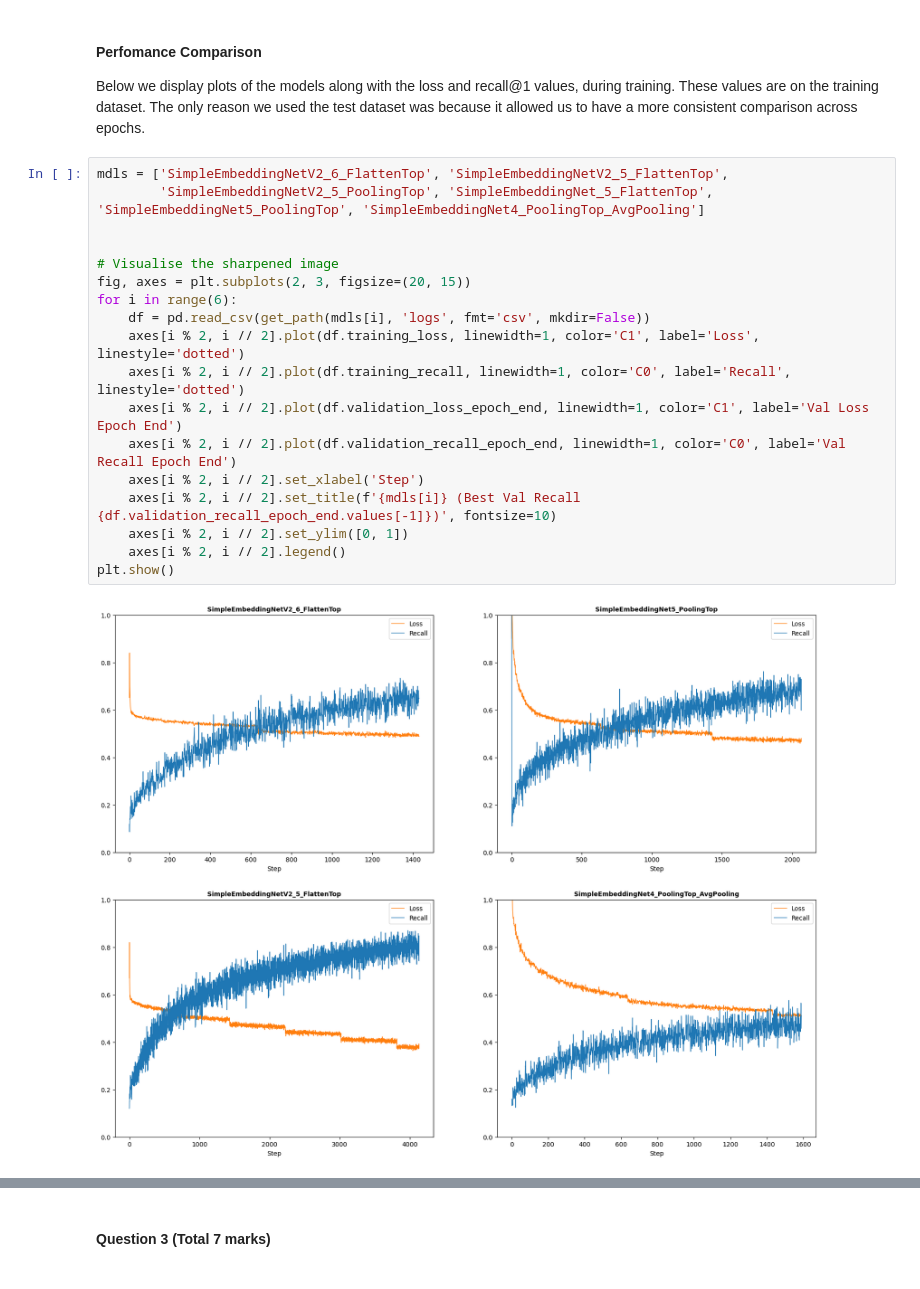
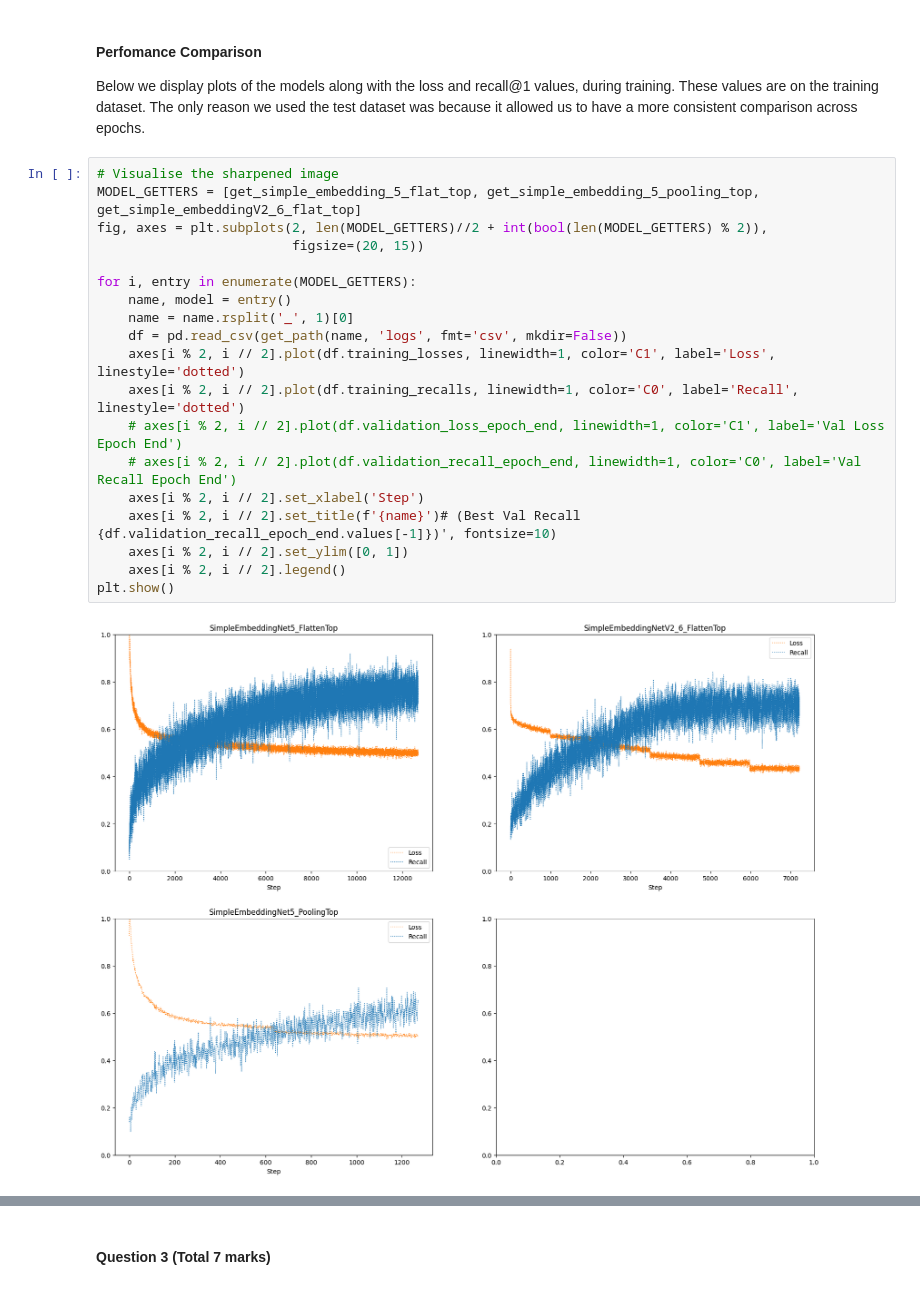
Before and after one commit to ariana-ch/cw1, a Jupyter notebook: CW1/assessment_backup.ipynb, the cells around one changed output, grey strips where cells are left out. Drawn from its saved outputs; the diff is of its cells as text.

```diff
--- a/CW1/assessment_backup.ipynb
+++ b/CW1/assessment_backup.ipynb
@@ -2223,22 +2266,23 @@ KeyboardInterrupt:
 
 Below we display plots of the models along with the loss and recall@1 values, during training. These values are on the training dataset. The only reason we used the test dataset was because it allowed us to have a more consistent comparison across epochs.
 # %%
-mdls = ['SimpleEmbeddingNetV2_6_FlattenTop', 'SimpleEmbeddingNetV2_5_FlattenTop',
-        'SimpleEmbeddingNetV2_5_PoolingTop', 'SimpleEmbeddingNet_5_FlattenTop', 'SimpleEmbeddingNet5_PoolingTop', 'SimpleEmbeddingNet4_PoolingTop_AvgPooling']
+# Visualise the sharpened image
+MODEL_GETTERS = [get_simple_embedding_5_flat_top, get_simple_embedding_5_pooling_top, get_simple_embeddingV2_6_flat_top]
+fig, axes = plt.subplots(2, len(MODEL_GETTERS)//2 + int(bool(len(MODEL_GETTERS) % 2)),
+                         figsize=(20, 15))
 
-
-# Visualise the sharpened image
-fig, axes = plt.subplots(2, 3, figsize=(20, 15))
-for i in range(6):
-    df = pd.read_csv(get_path(mdls[i], 'logs', fmt='csv', mkdir=False))
-    axes[i % 2, i // 2].plot(df.training_loss, linewidth=1, color='C1', label='Loss', linestyle='dotted')
-    axes[i % 2, i // 2].plot(df.training_recall, linewidth=1, color='C0', label='Recall', linestyle='dotted')
-    axes[i % 2, i // 2].plot(df.validation_loss_epoch_end, linewidth=1, color='C1', label='Val Loss Epoch End')
-    axes[i % 2, i // 2].plot(df.validation_recall_epoch_end, linewidth=1, color='C0', label='Val Recall Epoch End')
+for i, entry in enumerate(MODEL_GETTERS):
+    name, model = entry()
+    name = name.rsplit('_', 1)[0]
+    df = pd.read_csv(get_path(name, 'logs', fmt='csv', mkdir=False))
+    axes[i % 2, i // 2].plot(df.training_losses, linewidth=1, color='C1', label='Loss', linestyle='dotted')
+    axes[i % 2, i // 2].plot(df.training_recalls, linewidth=1, color='C0', label='Recall', linestyle='dotted')
+    # axes[i % 2, i // 2].plot(df.validation_loss_epoch_end, linewidth=1, color='C1', label='Val Loss Epoch End')
+    # axes[i % 2, i // 2].plot(df.validation_recall_epoch_end, linewidth=1, color='C0', label='Val Recall Epoch End')
     axes[i % 2, i // 2].set_xlabel('Step')
-    axes[i % 2, i // 2].set_title(f'{mdls[i]} (Best Val Recall {df.validation_recall_epoch_end.values[-1]})', fontsize=10)
+    axes[i % 2, i // 2].set_title(f'{name}')# (Best Val Recall {df.validation_recall_epoch_end.values[-1]})', fontsize=10)
     axes[i % 2, i // 2].set_ylim([0, 1])
     axes[i % 2, i // 2].legend()
 plt.show()
 # %% [output]
-[figure, old version]
+[figure, new version]
```
Also changed, not shown: parts of 43 cells of this notebook, 1 other file.
